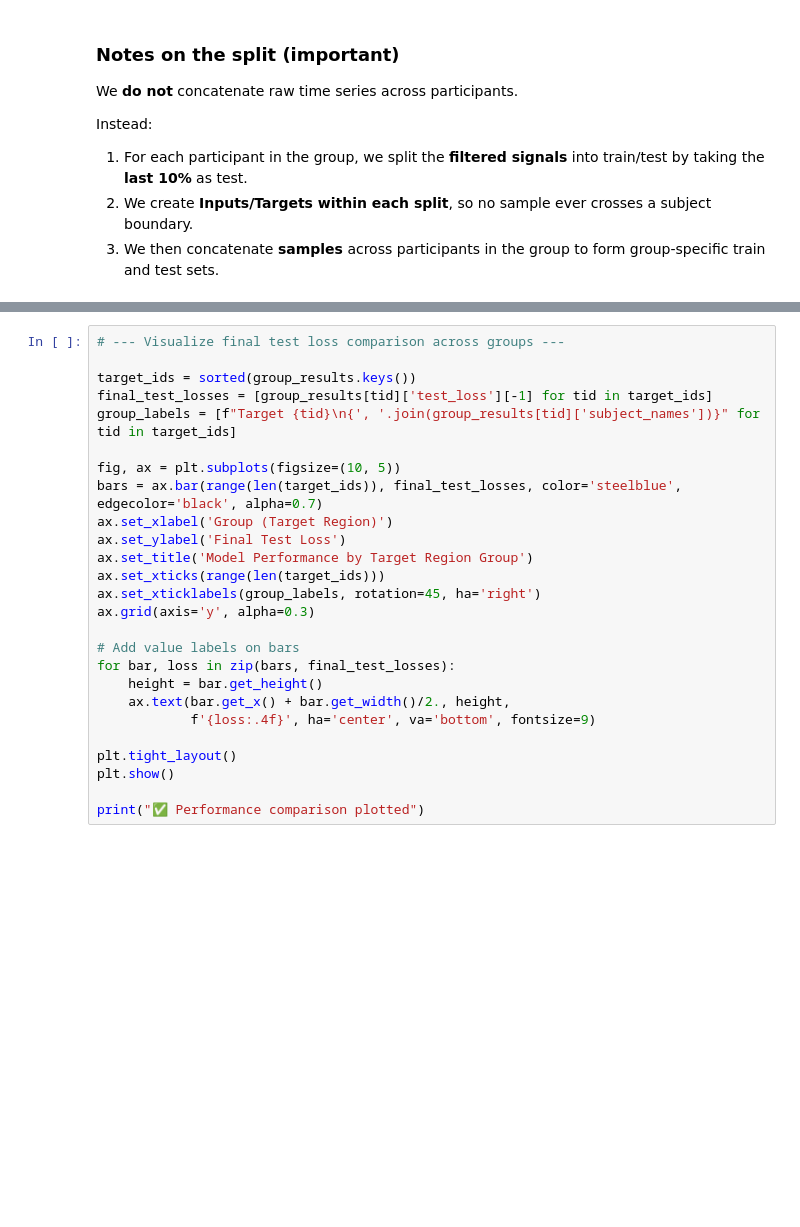
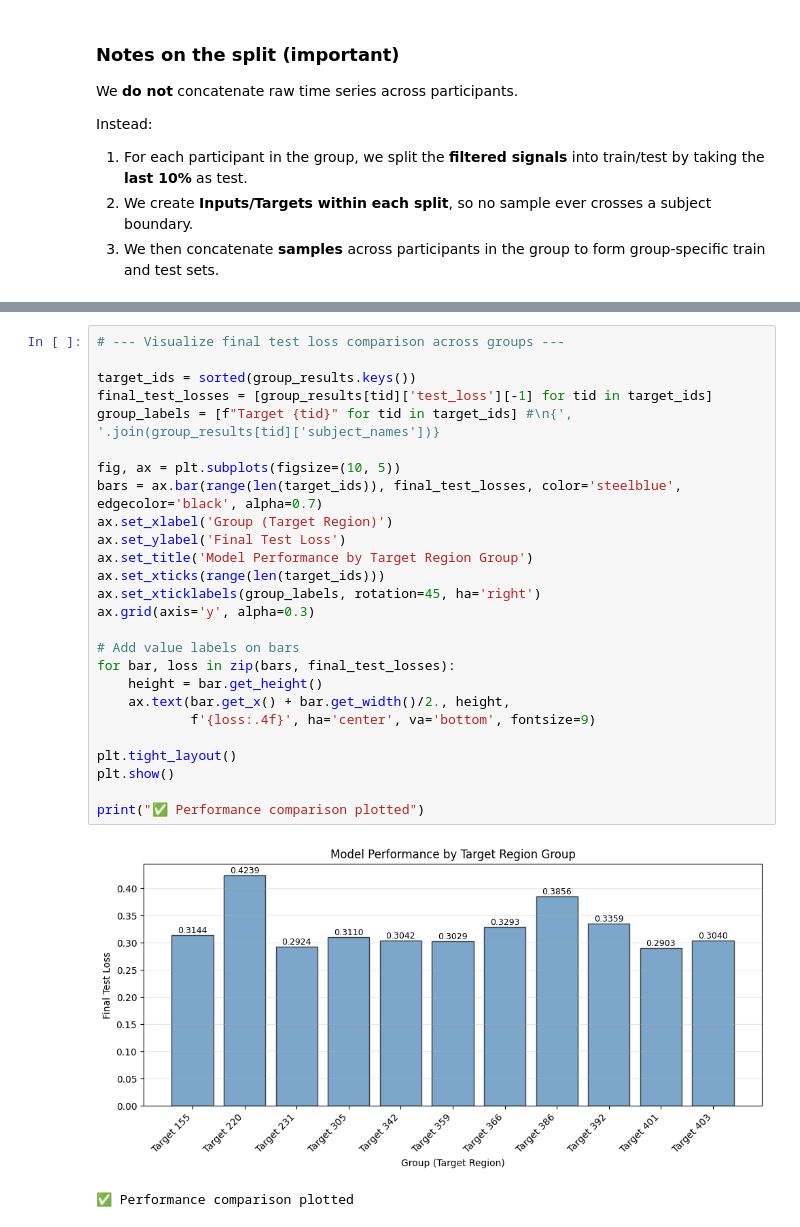
Before and after one commit to grabuffo/BrainStim_ANN_fMRI_HCP, a Jupyter notebook: notebooks/Fit_TMS_fMRI_data_PerGroup.ipynb, the cells around one changed output, grey strips where cells are left out. Cells and saved outputs as stored; diff of their text form; blank space fills up the shorter version.

```diff
--- a/notebooks/Fit_TMS_fMRI_data_PerGroup.ipynb
+++ b/notebooks/Fit_TMS_fMRI_data_PerGroup.ipynb
@@ -337,29 +419,32 @@ print("✅ Learning curves plotted")
 # %%
 # --- Visualize final test loss comparison across groups ---
 
 target_ids = sorted(group_results.keys())
 final_test_losses = [group_results[tid]['test_loss'][-1] for tid in target_ids]
-group_labels = [f"Target {tid}\n{', '.join(group_results[tid]['subject_names'])}" for tid in target_ids]
+group_labels = [f"Target {tid}" for tid in target_ids] #\n{', '.join(group_results[tid]['subject_names'])}
 
 fig, ax = plt.subplots(figsize=(10, 5))
 bars = ax.bar(range(len(target_ids)), final_test_losses, color='steelblue', edgecolor='black', alpha=0.7)
 ax.set_xlabel('Group (Target Region)')
 ax.set_ylabel('Final Test Loss')
 ax.set_title('Model Performance by Target Region Group')
 ax.set_xticks(range(len(target_ids)))
 ax.set_xticklabels(group_labels, rotation=45, ha='right')
 ax.grid(axis='y', alpha=0.3)
 
 # Add value labels on bars
 for bar, loss in zip(bars, final_test_losses):
     height = bar.get_height()
     ax.text(bar.get_x() + bar.get_width()/2., height,
             f'{loss:.4f}', ha='center', va='bottom', fontsize=9)
 
 plt.tight_layout()
 plt.show()
 
 print("✅ Performance comparison plotted")
+# %% [output]
+[figure, added]
+✅ Performance comparison plotted
 # %%
 # --- Save master summary of all group training results ---
 
```
Also changed, not shown: parts of 9 cells of this notebook.
